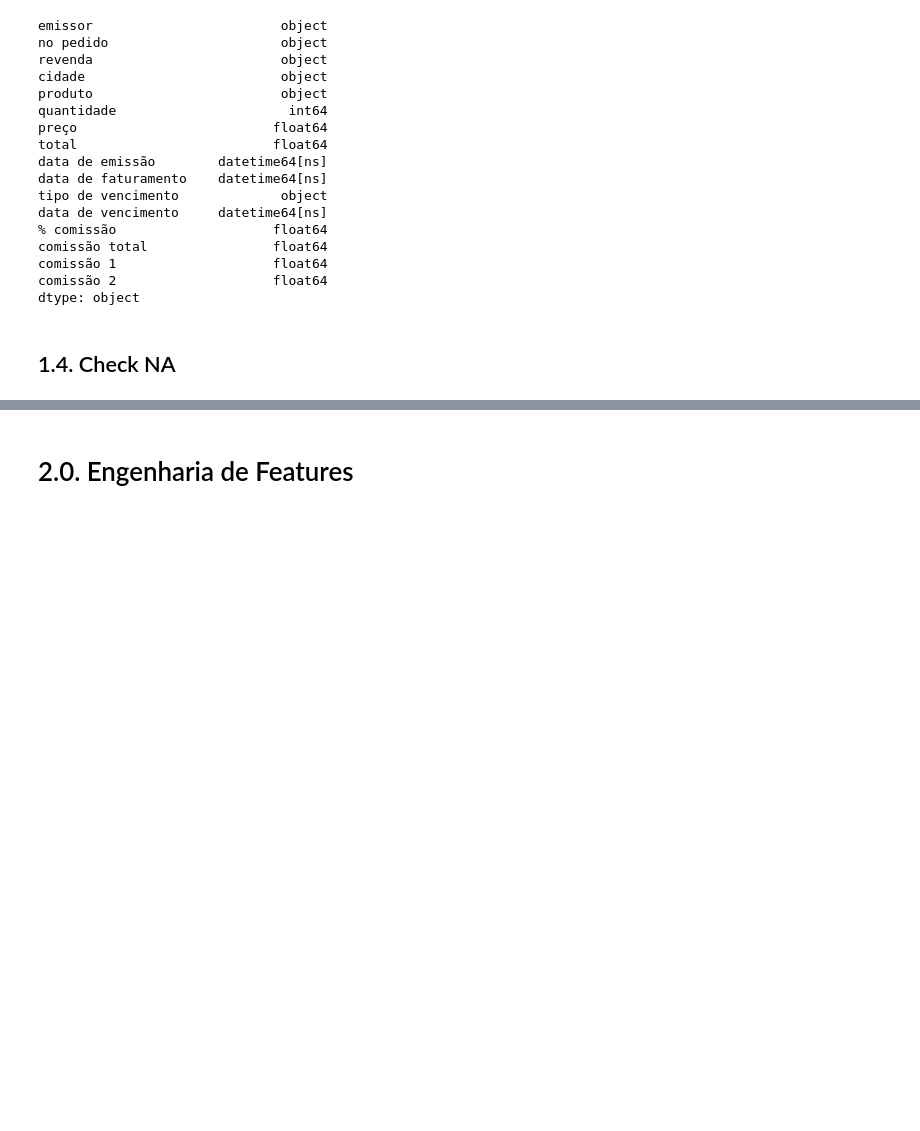
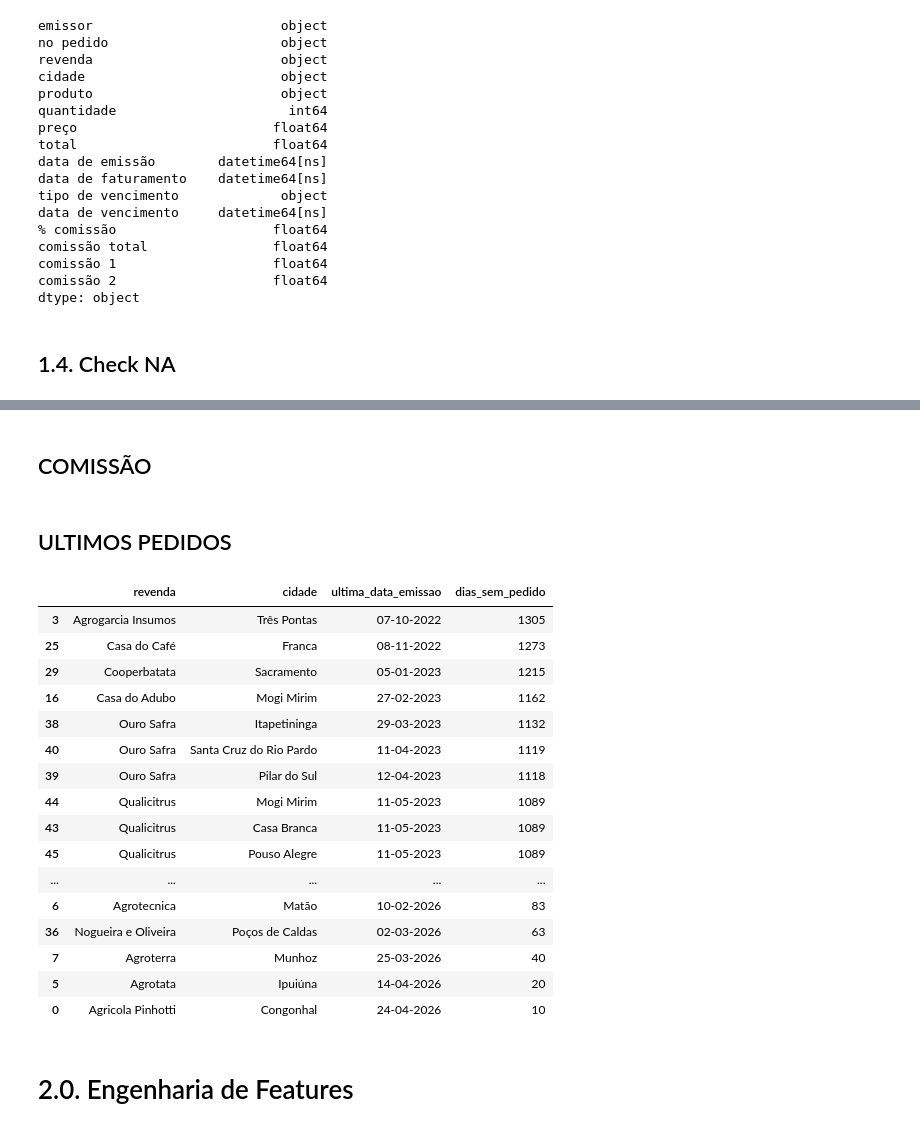
Before and after one commit to pedrocortez09/indofil_sales, a Jupyter notebook: notebooks/indofil.ipynb, the cells around one changed output, grey strips where cells are left out. Saved outputs shown, nothing was run; the diff lists cells and outputs as text; code cells hidden in the pictures; blank space fills up the shorter version.

Commit message:
Atualizando 04/05/26

```diff
--- a/notebooks/indofil.ipynb
+++ b/notebooks/indofil.ipynb
@@ -74,6 +100,9 @@ comissão 2                    float64
 dtype: object
 # %% [markdown]
 ## 1.4. Check NA
+# %%
+# Substitui valores nulos na coluna 'data_de_faturamento' por 'data_de_emissao'
+df1['data de faturamento'] = df1['data de faturamento'].fillna(df1['data de emissão'])
 # %%
 df1.isna().sum()
 # %% [output]
@@ -96 +125,3 @@ comissão 2               0
 dtype: int64
+# %% [markdown]
+## COMISSÃO
@@ -96,0 +160,39 @@ dtype: int64
+# %% [markdown]
+## ULTIMOS PEDIDOS
+# %%
+# Agrupa por revenda e cidade para pegar a última data de emissão
+ultimos_pedidos = (
+    df1.groupby(['revenda', 'cidade'], as_index=False)['data de emissão']
+    .max()
+    .rename(columns={'data de emissão': 'ultima_data_emissao'})
+)
+
+# Calcula quantos dias se passaram desde o último pedido
+data_atual = pd.Timestamp.today().normalize()
+ultimos_pedidos['dias_sem_pedido'] = (data_atual - ultimos_pedidos['ultima_data_emissao']).dt.days
+
+# Formata a data no padrão dd-mm-YYYY
+ultimos_pedidos['ultima_data_emissao'] = ultimos_pedidos['ultima_data_emissao'].dt.strftime('%d-%m-%Y')
+
+# Ordena da revenda mais "parada" para a mais recente
+ultimos_pedidos = ultimos_pedidos.sort_values('dias_sem_pedido', ascending=False)
+
+ultimos_pedidos
+# %% [output]
+|  | revenda | cidade | ultima_data_emissao | dias_sem_pedido |
+| 3 | Agrogarcia Insumos | Três Pontas | 07-10-2022 | 1305 |
+| 25 | Casa do Café | Franca | 08-11-2022 | 1273 |
+| 29 | Cooperbatata | Sacramento | 05-01-2023 | 1215 |
+| 16 | Casa do Adubo | Mogi Mirim | 27-02-2023 | 1162 |
+| 38 | Ouro Safra | Itapetininga | 29-03-2023 | 1132 |
+| 40 | Ouro Safra | Santa Cruz do Rio Pardo | 11-04-2023 | 1119 |
+| 39 | Ouro Safra | Pilar do Sul | 12-04-2023 | 1118 |
+| 44 | Qualicitrus | Mogi Mirim | 11-05-2023 | 1089 |
+| 43 | Qualicitrus | Casa Branca | 11-05-2023 | 1089 |
+| 45 | Qualicitrus | Pouso Alegre | 11-05-2023 | 1089 |
+| ... | ... | ... | ... | ... |
+| 6 | Agrotecnica | Matão | 10-02-2026 | 83 |
+| 36 | Nogueira e Oliveira | Poços de Caldas | 02-03-2026 | 63 |
+| 7 | Agroterra | Munhoz | 25-03-2026 | 40 |
+| 5 | Agrotata | Ipuiúna | 14-04-2026 | 20 |
+| 0 | Agricola Pinhotti | Congonhal | 24-04-2026 | 10 |
```
Also changed, not shown: parts of 18 cells of this notebook, 3 other files.
